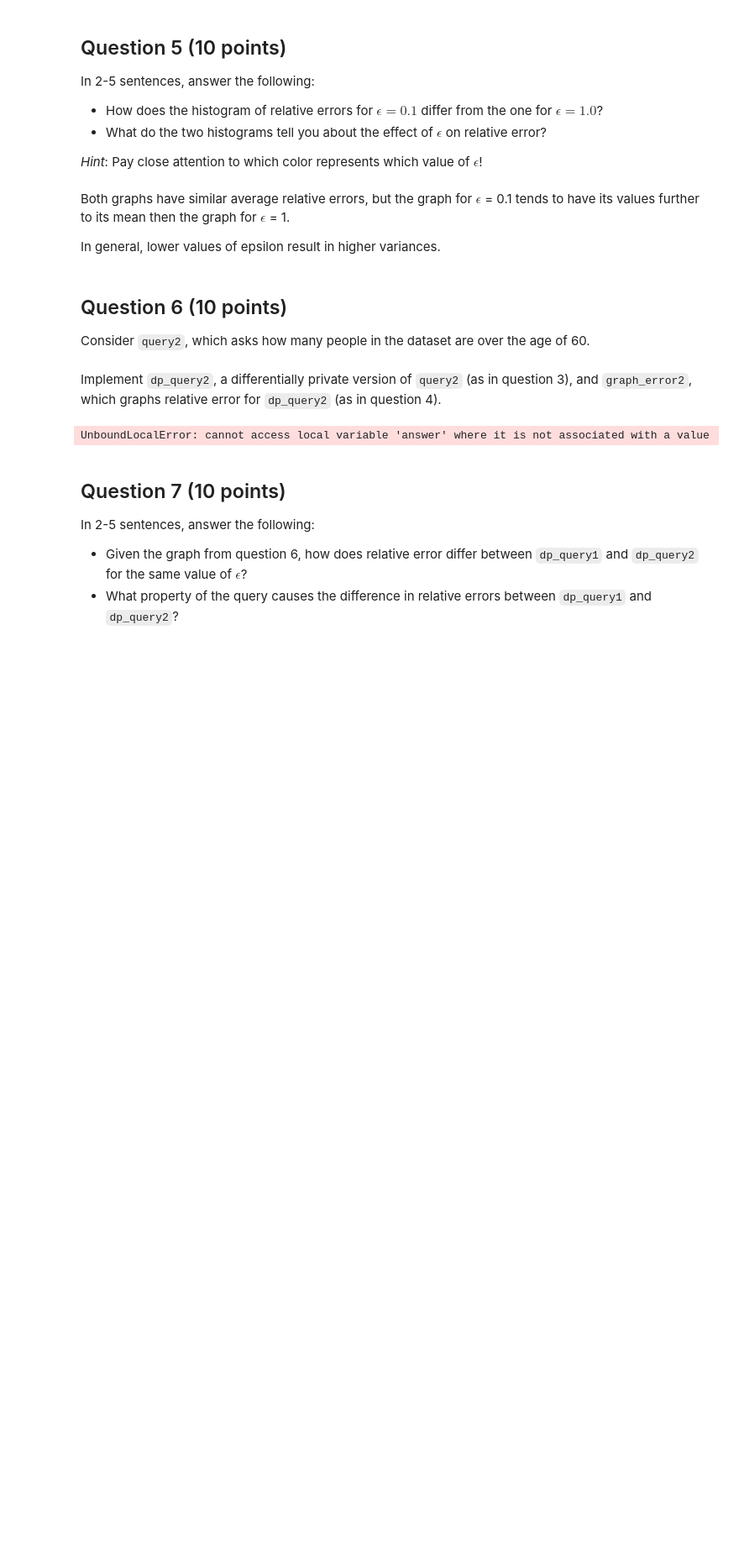
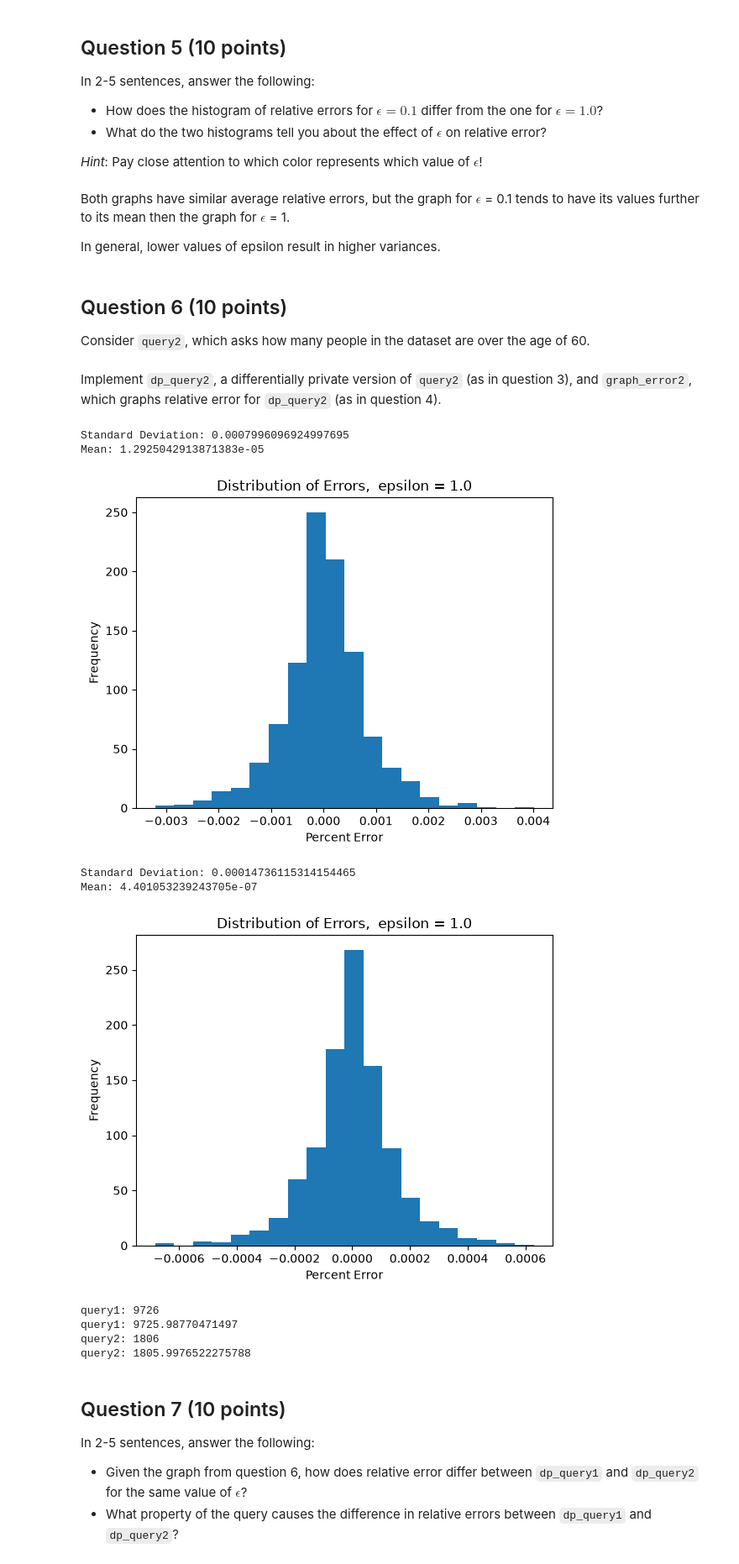
Before and after one commit to jonasgordonhemmett-tech/cs3110-data-privacy, a Jupyter notebook: homework/CS3110_HW_3.ipynb, the cells around one changed output. Shown at 84% size. Drawn from its saved outputs; the diff is of its cells as text; code cells hidden in the pictures; blank space fills up the shorter version.

```diff
--- a/homework/CS3110_HW_3.ipynb
+++ b/homework/CS3110_HW_3.ipynb
@@ -139,29 +139,35 @@ def query2():
 Implement `dp_query2`, a differentially private version of `query2` (as in question 3), and `graph_error2`, which graphs relative error for `dp_query2` (as in question 4).
 # %%
 def dp_query2(epsilon):
-    anser = query2
+    answer = query2()
     noise = np.random.laplace(loc=0, scale=1/epsilon)
+
     answer += noise
     return answer
 
 def graph_error2(epsilon):
     num_queries = 1000
     answer = query2()
     diff= pd.Series((answer - dp_query2(epsilon)) / answer for _ in range(num_queries))
     print(f"Standard Deviation: {diff.std()}")
     print(f"Mean: {diff.mean()}")
     plt.hist(diff, bins=20)
     plt.xlabel("Percent Error")
     plt.ylabel("Frequency")
     plt.title(f"Distribution of Errors,  epsilon = {epsilon}")
     plt.show()
 
 
 
 graph_error2(1.0)
 graph_error1(1.0) # we plot both errors for query 1 and query 2 at the same epsilon, to compare
 # %% [output]
-UnboundLocalError: cannot access local variable 'answer' where it is not associated with a value
+Standard Deviation: 0.0007996096924997695
+Mean: 1.2925042913871383e-05
+[figure, added]
+Standard Deviation: 0.00014736115314154465
+Mean: 4.401053239243705e-07
+[figure, added]
 # %%
 error_spec = 100.0 * np.abs(np.random.laplace(loc=0, scale=1, size=1000)) / query2()
 
@@ -170,6 +176,19 @@ with patch('matplotlib.pyplot.hist') as mock_hist:
 
 args, kwargs = mock_hist.call_args
 assert stats.wasserstein_distance(error_spec, args[0]) < 0.01
+# %%
+numRuns = 1000
+print(f"query1: {query1()}")
+query1answers = pd.Series(dp_query1(1) for _ in range(numRuns))
+print(f"query1: {query1answers.mean()}")
+print(f"query2: {query2()}")
+query2answers = pd.Series(dp_query2(1) for _ in range(numRuns))
+print(f"query2: {query2answers.mean()}")
+# %% [output]
+query1: 9726
+query1: 9725.98770471497
+query2: 1806
+query2: 1805.9976522275788
 # %% [markdown]
 ## Question 7 (10 points)
 
```
Also changed, not shown: parts of 2 cells of this notebook.
